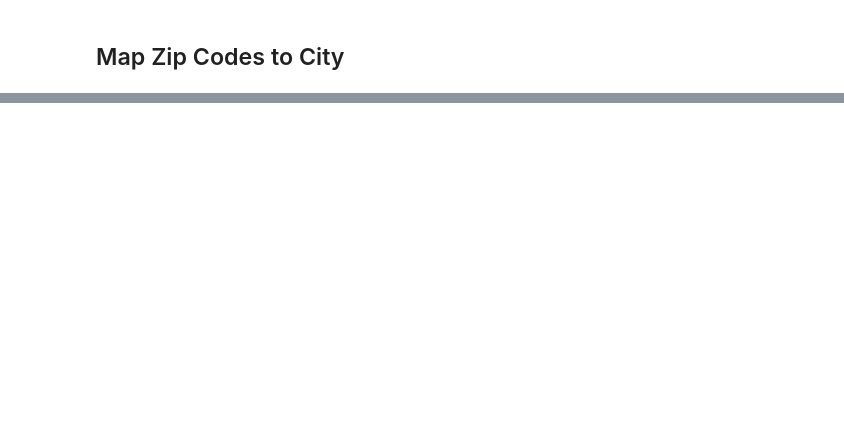
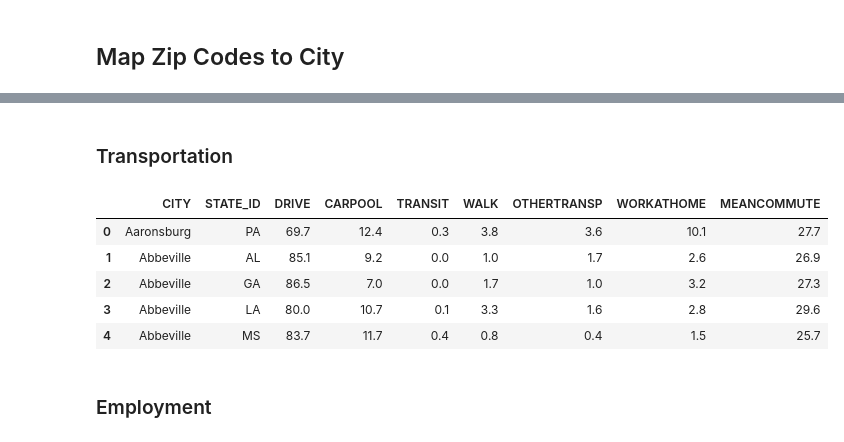
Before and after one commit to CityScape-Datasets/Workspace_Datasets, a Jupyter notebook: Datasets/Census_Data/census.ipynb, the cells around one changed output, grey strips where cells are left out. Drawn from its saved outputs; the diff is of its cells as text; code cells hidden in the pictures; blank space fills up the shorter version.

```diff
--- a/Datasets/Census_Data/census.ipynb
+++ b/Datasets/Census_Data/census.ipynb
@@ -431,0 +470,2 @@ merge[~merge['zip'].isin(zip_to_city['zip'])]
+# %%
+merge.columns = merge.columns.str.upper()
@@ -431,0 +544,16 @@ merge[~merge['zip'].isin(zip_to_city['zip'])]
+# %% [markdown]
+### Transportation
+# %%
+trasportation_df = merge[['DRIVE', 'CARPOOL', 'TRANSIT', 'WALK', 'OTHERTRANSP', 'WORKATHOME','MEANCOMMUTE','CITY', 'STATE_ID']].groupby(['CITY', 'STATE_ID'],as_index=False).mean()
+trasportation_df[['DRIVE', 'CARPOOL', 'TRANSIT', 'WALK', 'OTHERTRANSP', 'WORKATHOME','MEANCOMMUTE']] = trasportation_df[['DRIVE', 'CARPOOL', 'TRANSIT', 'WALK', 'OTHERTRANSP', 'WORKATHOME','MEANCOMMUTE']].round(1)
+trasportation_df.to_csv("trasportation_df.csv",index=False)
+trasportation_df.head()
+# %% [output]
+|  | CITY | STATE_ID | DRIVE | CARPOOL | TRANSIT | WALK | OTHERTRANSP | WORKATHOME | MEANCOMMUTE |
+| 0 | Aaronsburg | PA | 69.7 | 12.4 | 0.3 | 3.8 | 3.6 | 10.1 | 27.7 |
+| 1 | Abbeville | AL | 85.1 | 9.2 | 0.0 | 1.0 | 1.7 | 2.6 | 26.9 |
+| 2 | Abbeville | GA | 86.5 | 7.0 | 0.0 | 1.7 | 1.0 | 3.2 | 27.3 |
+| 3 | Abbeville | LA | 80.0 | 10.7 | 0.1 | 3.3 | 1.6 | 2.8 | 29.6 |
+| 4 | Abbeville | MS | 83.7 | 11.7 | 0.4 | 0.8 | 0.4 | 1.5 | 25.7 |
+# %% [markdown]
+### Employment
```
Also changed, not shown: parts of 53 cells of this notebook, 8 other files.
